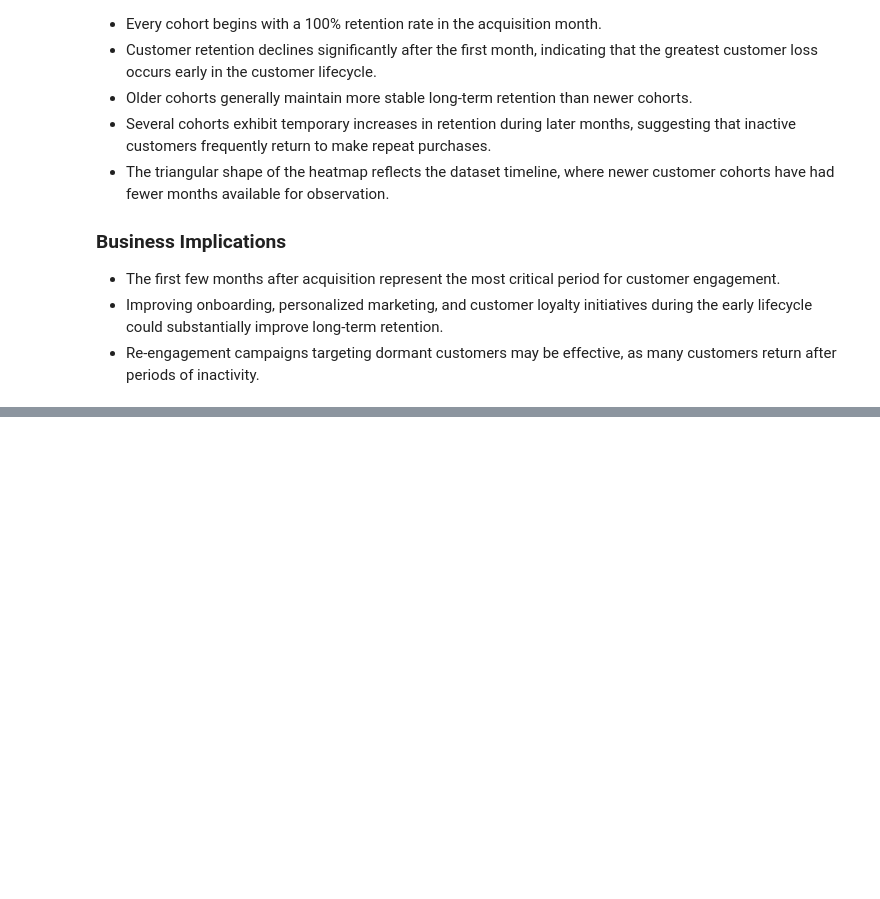
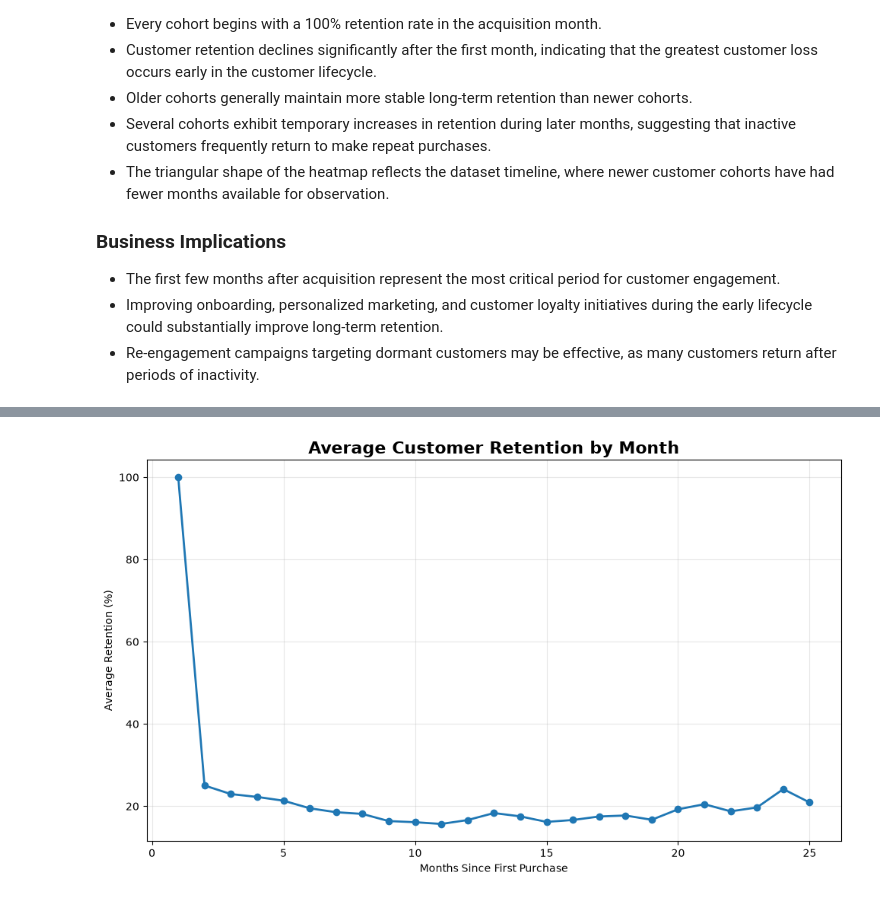
Before and after one commit to Tamoze/SaaS-ECommerce-Cohort-Retention-CLTV-Analysis, a Jupyter notebook: notebooks/02_cohort_analysis.ipynb, the cells around one changed output, grey strips where cells are left out. Cells and saved outputs as stored; diff of their text form; code cells hidden in the pictures; blank space fills up the shorter version.

Commit message:
Implement customer cohort construction and retention matrix

```diff
--- a/notebooks/02_cohort_analysis.ipynb
+++ b/notebooks/02_cohort_analysis.ipynb
@@ -691,0 +698,8 @@ The cohort retention heatmap reveals several important customer behavior pattern
+# %%
+# ==========================================
+# Average Monthly Retention
+# ==========================================
+
+average_retention = retention_percentage.mean(axis=0)
+
+average_retention
@@ -691,0 +724,32 @@ The cohort retention heatmap reveals several important customer behavior pattern
+# %%
+# ==========================================
+# Average Retention Trend
+# ==========================================
+
+import matplotlib.pyplot as plt
+
+plt.figure(figsize=(10,6))
+
+plt.plot(
+    average_retention.index,
+    average_retention.values,
+    marker="o",
+    linewidth=2
+)
+
+plt.title(
+    "Average Customer Retention by Month",
+    fontsize=16,
+    weight="bold"
+)
+
+plt.xlabel("Months Since First Purchase")
+plt.ylabel("Average Retention (%)")
+
+plt.grid(alpha=0.3)
+
+plt.tight_layout()
+
+plt.show()
+# %% [output]
+[figure, added]
```
Also changed, not shown: parts of 18 cells of this notebook.
